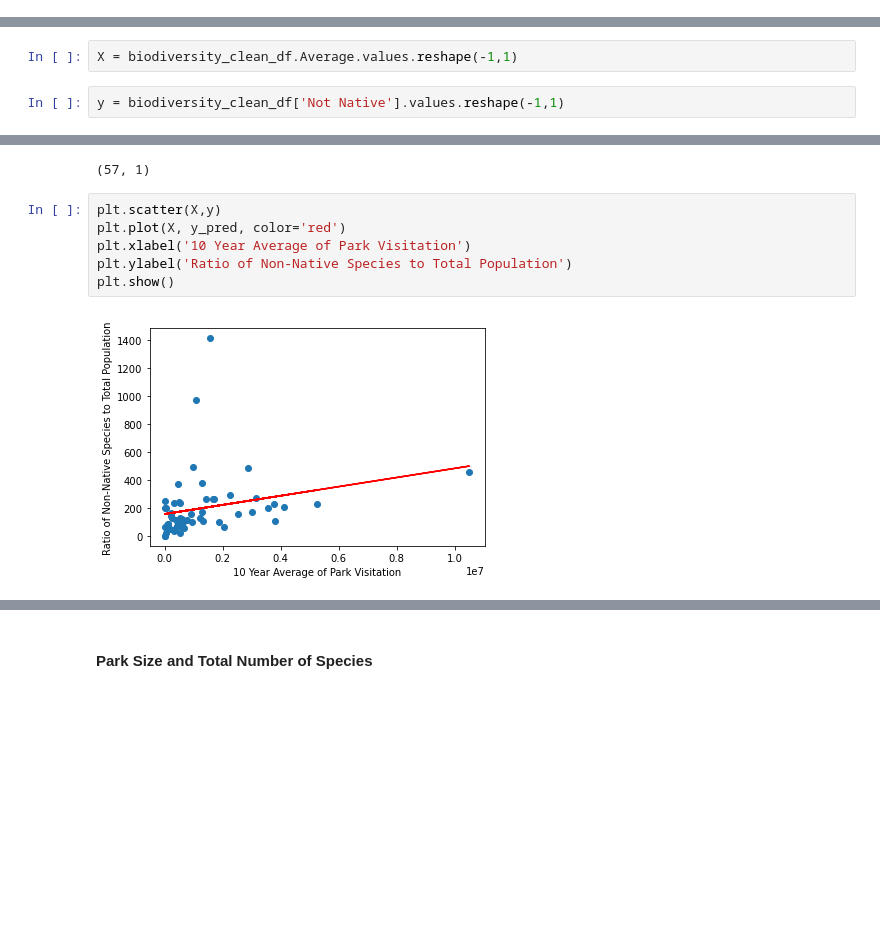
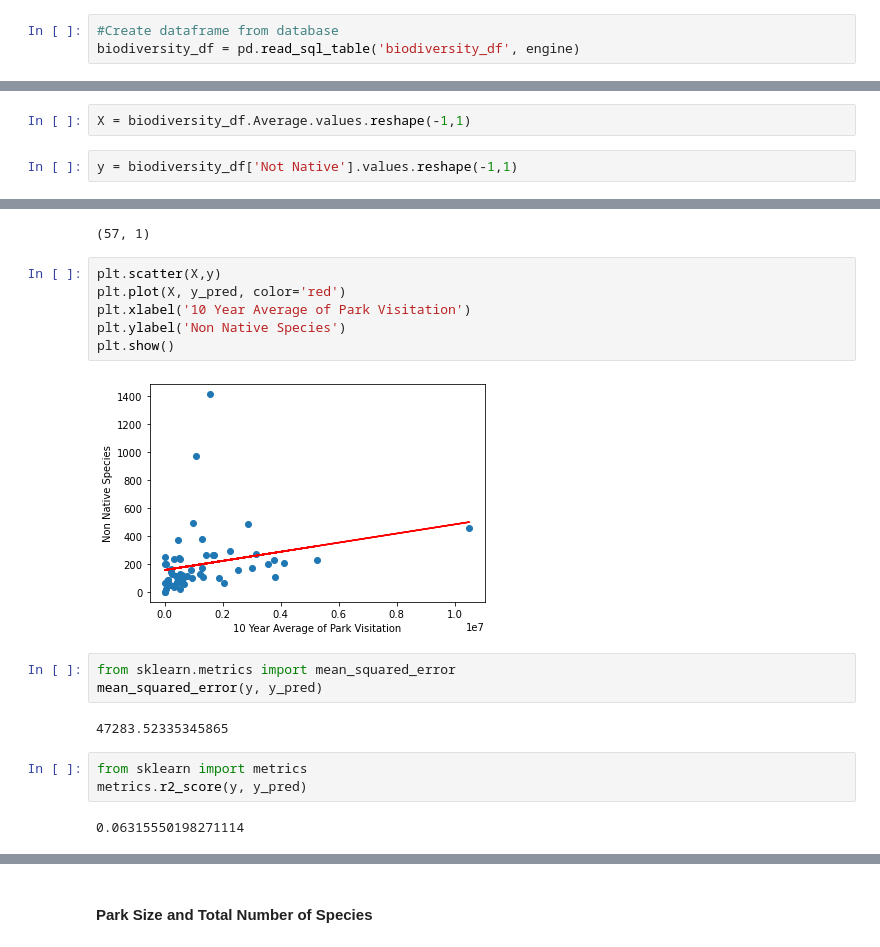
Before and after one commit to holleyvoegtle/Biodiversity_Analysis, a Jupyter notebook: machine-learning/Biodiversity_MachineLearning.ipynb, the cells around one changed output, grey strips where cells are left out. Drawn from its saved outputs; the diff is of its cells as text; blank space fills up the shorter version.

```diff
--- a/machine-learning/Biodiversity_MachineLearning.ipynb
+++ b/machine-learning/Biodiversity_MachineLearning.ipynb
@@ -49 +50,4 @@ visitation_df = pd.read_sql_table('visitation', engine)
+# %%
+#Create dataframe from database
+biodiversity_df = pd.read_sql_table('biodiversity_df', engine)
 # %%
@@ -616,9 +95,9 @@ sns.heatmap(biodiversity_clean_df.corr(method='pearson'), annot=True, linewidths
 # %% [markdown]
 #### Park Visitation and The Ratio of Non-Native to Native Species
 # %%
-X = biodiversity_clean_df.Average.values.reshape(-1,1)
+X = biodiversity_df.Average.values.reshape(-1,1)
 # %%
-y = biodiversity_clean_df['Not Native'].values.reshape(-1,1)
+y = biodiversity_df['Not Native'].values.reshape(-1,1)
 # %%
 model = LinearRegression()
 model.fit(X,y)
@@ -629,8 +108,18 @@ print(y_pred.shape)
 # %%
 plt.scatter(X,y)
 plt.plot(X, y_pred, color='red')
 plt.xlabel('10 Year Average of Park Visitation')
-plt.ylabel('Ratio of Non-Native Species to Total Population')
+plt.ylabel('Non Native Species')
 plt.show()
 # %% [output]
-[figure, old version]
+[figure, new version]
+# %%
+from sklearn.metrics import mean_squared_error
+mean_squared_error(y, y_pred)
+# %% [output]
+47283.52335345865
+# %%
+from sklearn import metrics
+metrics.r2_score(y, y_pred)
+# %% [output]
+0.06315550198271114
```
Also changed, not shown: parts of 57 cells of this notebook.
